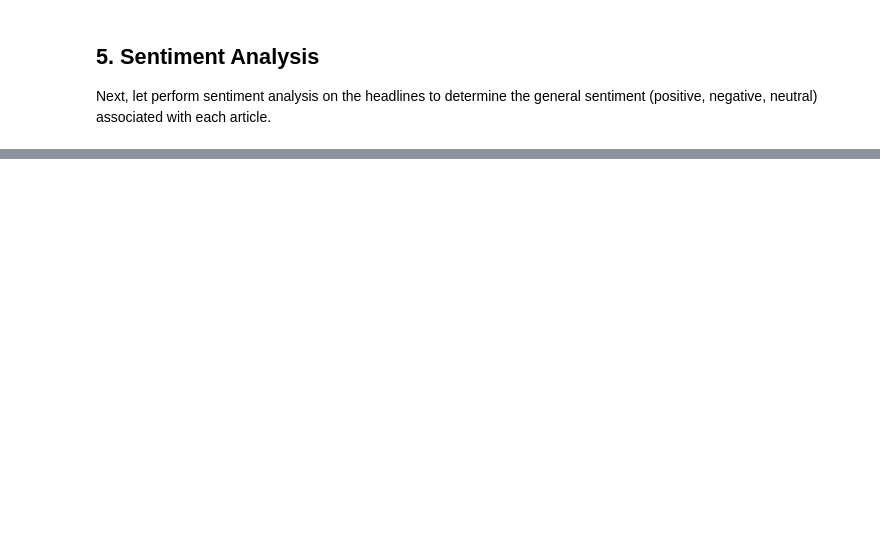
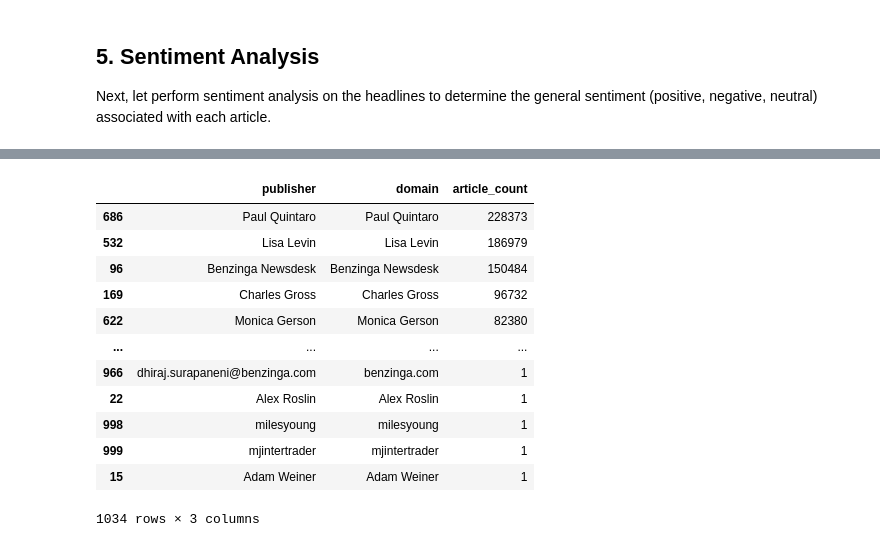
Before and after one commit to shewanek/week_1, a Jupyter notebook: notebooks/EDA.ipynb, the cells around one changed output, grey strips where cells are left out. Cells and saved outputs as stored; diff of their text form; code cells hidden in the pictures; blank space fills up the shorter version.

```diff
--- a/notebooks/EDA.ipynb
+++ b/notebooks/EDA.ipynb
@@ -166,0 +196,16 @@ analysis.plot_sentiment_distribution()
+# %%
+analysis.analyze_publishers()
+# %% [output]
+|  | publisher | domain | article_count |
+| 686 | Paul Quintaro | Paul Quintaro | 228373 |
+| 532 | Lisa Levin | Lisa Levin | 186979 |
+| 96 | Benzinga Newsdesk | Benzinga Newsdesk | 150484 |
+| 169 | Charles Gross | Charles Gross | 96732 |
+| 622 | Monica Gerson | Monica Gerson | 82380 |
+| ... | ... | ... | ... |
+| 966 | dhiraj.surapaneni@benzinga.com | benzinga.com | 1 |
+| 22 | Alex Roslin | Alex Roslin | 1 |
+| 998 | milesyoung | milesyoung | 1 |
+| 999 | mjintertrader | mjintertrader | 1 |
+| 15 | Adam Weiner | Adam Weiner | 1 |
+1034 rows × 3 columns
```
Also changed, not shown: parts of 7 cells of this notebook, 1 other file.
